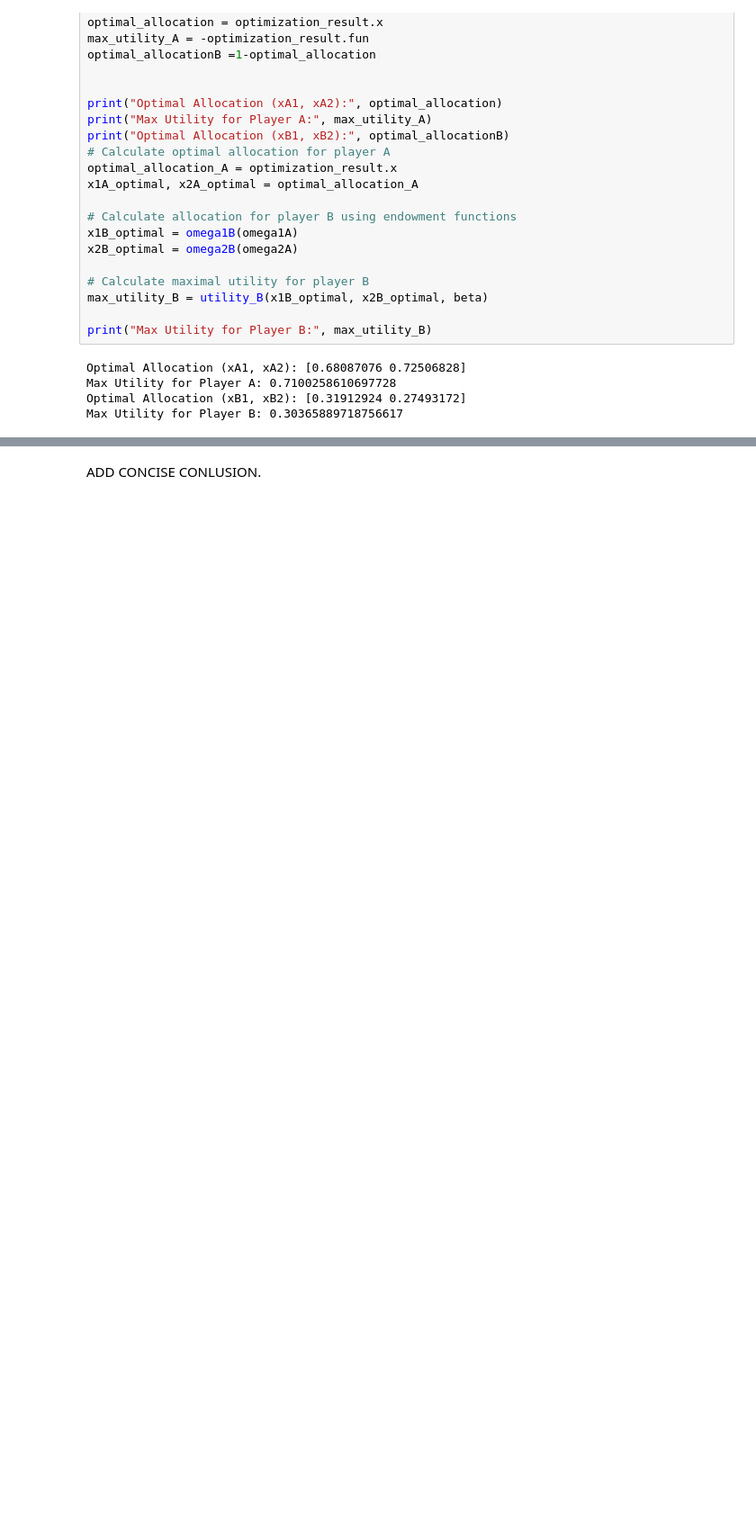
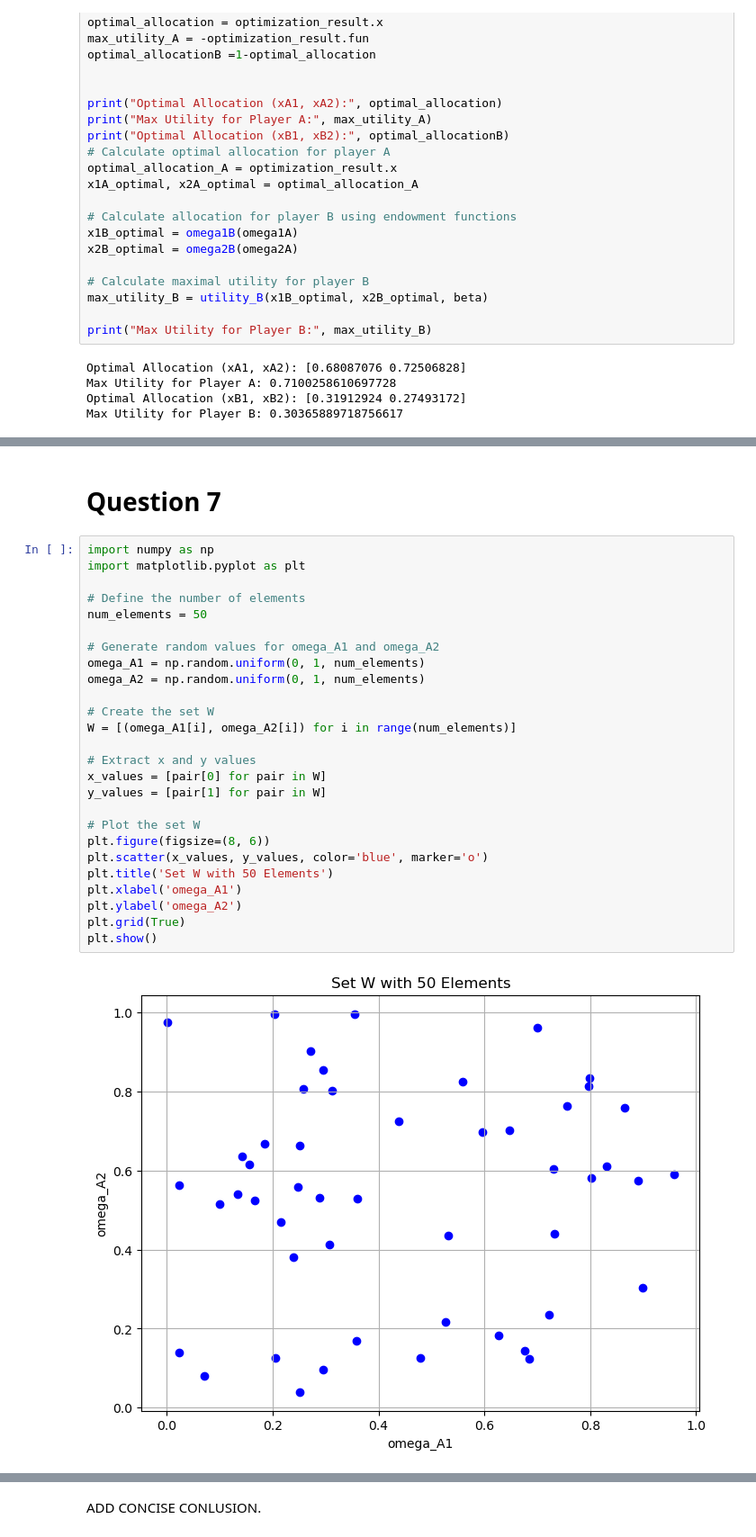
Before and after one commit to NumEconCopenhagen/projects-2024-chloe-louis-zuzanna, a Jupyter notebook: inauguralproject/inauguralproject.ipynb, the cells around one changed output, grey strips where cells are left out. Shown at 90% size. Saved outputs shown, nothing was run; the diff lists cells and outputs as text; blank space fills up the shorter version.

```diff
--- a/inauguralproject/inauguralproject.ipynb
+++ b/inauguralproject/inauguralproject.ipynb
@@ -439,0 +487,30 @@ Max Utility for Player B: 0.30365889718756617
+# %% [markdown]
+# Question 7
+# %%
+import numpy as np
+import matplotlib.pyplot as plt
+
+# Define the number of elements
+num_elements = 50
+
+# Generate random values for omega_A1 and omega_A2
+omega_A1 = np.random.uniform(0, 1, num_elements)
+omega_A2 = np.random.uniform(0, 1, num_elements)
+
+# Create the set W
+W = [(omega_A1[i], omega_A2[i]) for i in range(num_elements)]
+
+# Extract x and y values
+x_values = [pair[0] for pair in W]
+y_values = [pair[1] for pair in W]
+
+# Plot the set W
+plt.figure(figsize=(8, 6))
+plt.scatter(x_values, y_values, color='blue', marker='o')
+plt.title('Set W with 50 Elements')
+plt.xlabel('omega_A1')
+plt.ylabel('omega_A2')
+plt.grid(True)
+plt.show()
+# %% [output]
+[figure, added]
```
Also changed, not shown: parts of 3 cells of this notebook.
